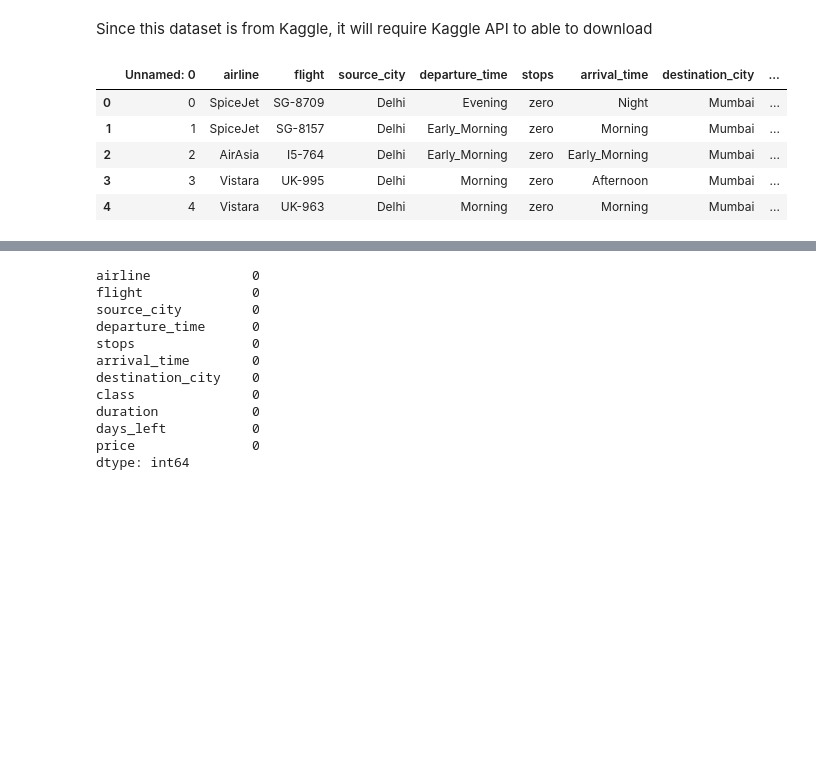
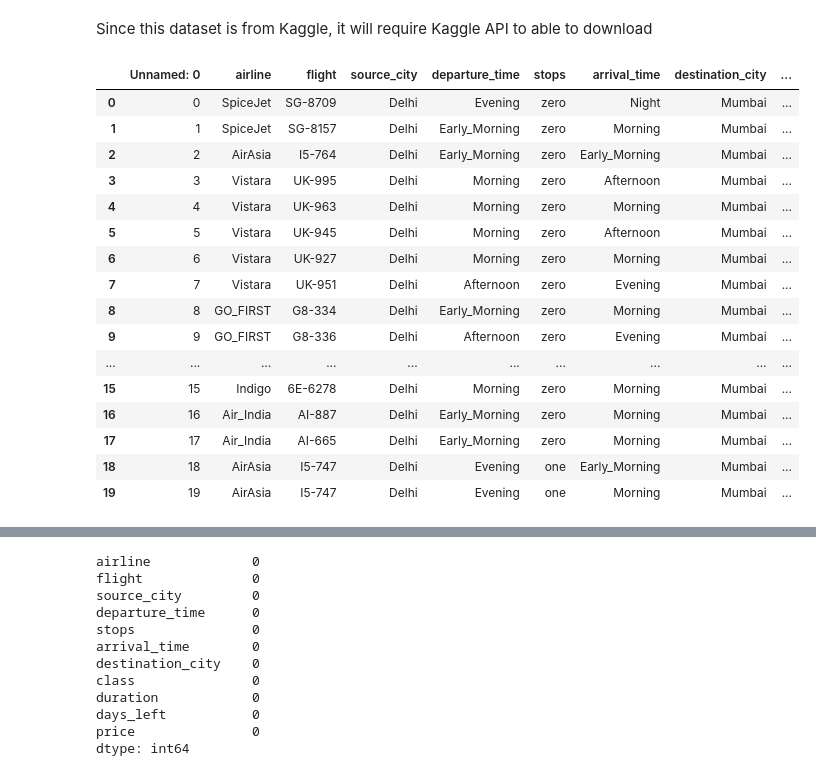
Before and after one commit to unclethien/Flight-Price-Prediction-Project, a Jupyter notebook: data analysis.ipynb, the cells around one changed output, grey strips where cells are left out. Drawn from its saved outputs; the diff is of its cells as text; code cells hidden in the pictures; blank space fills up the shorter version.

```diff
--- a/data analysis.ipynb
+++ b/data analysis.ipynb
@@ -31,14 +31,25 @@ Since this dataset is from Kaggle, it will require Kaggle API to able to downloa
 #     print('Done!')
 # %%
 df = pd.read_csv('Clean_Dataset.csv')
-df.head()
+df.head(20)
 # %% [output]
 |  | Unnamed: 0 | airline | flight | source_city | departure_time | stops | arrival_time | destination_city | ... |
 | 0 | 0 | SpiceJet | SG-8709 | Delhi | Evening | zero | Night | Mumbai | ... |
 | 1 | 1 | SpiceJet | SG-8157 | Delhi | Early_Morning | zero | Morning | Mumbai | ... |
 | 2 | 2 | AirAsia | I5-764 | Delhi | Early_Morning | zero | Early_Morning | Mumbai | ... |
 | 3 | 3 | Vistara | UK-995 | Delhi | Morning | zero | Afternoon | Mumbai | ... |
 | 4 | 4 | Vistara | UK-963 | Delhi | Morning | zero | Morning | Mumbai | ... |
+| 5 | 5 | Vistara | UK-945 | Delhi | Morning | zero | Afternoon | Mumbai | ... |
+| 6 | 6 | Vistara | UK-927 | Delhi | Morning | zero | Morning | Mumbai | ... |
+| 7 | 7 | Vistara | UK-951 | Delhi | Afternoon | zero | Evening | Mumbai | ... |
+| 8 | 8 | GO_FIRST | G8-334 | Delhi | Early_Morning | zero | Morning | Mumbai | ... |
+| 9 | 9 | GO_FIRST | G8-336 | Delhi | Afternoon | zero | Evening | Mumbai | ... |
+| ... | ... | ... | ... | ... | ... | ... | ... | ... | ... |
+| 15 | 15 | Indigo | 6E-6278 | Delhi | Morning | zero | Morning | Mumbai | ... |
+| 16 | 16 | Air_India | AI-887 | Delhi | Early_Morning | zero | Morning | Mumbai | ... |
+| 17 | 17 | Air_India | AI-665 | Delhi | Early_Morning | zero | Morning | Mumbai | ... |
+| 18 | 18 | AirAsia | I5-747 | Delhi | Evening | one | Early_Morning | Mumbai | ... |
+| 19 | 19 | AirAsia | I5-747 | Delhi | Evening | one | Morning | Mumbai | ... |
 # %%
 #dropping the unnamed: 0 column
 df = df.drop(columns=['Unnamed: 0'])
```
Also changed, not shown: parts of 11 cells of this notebook.
